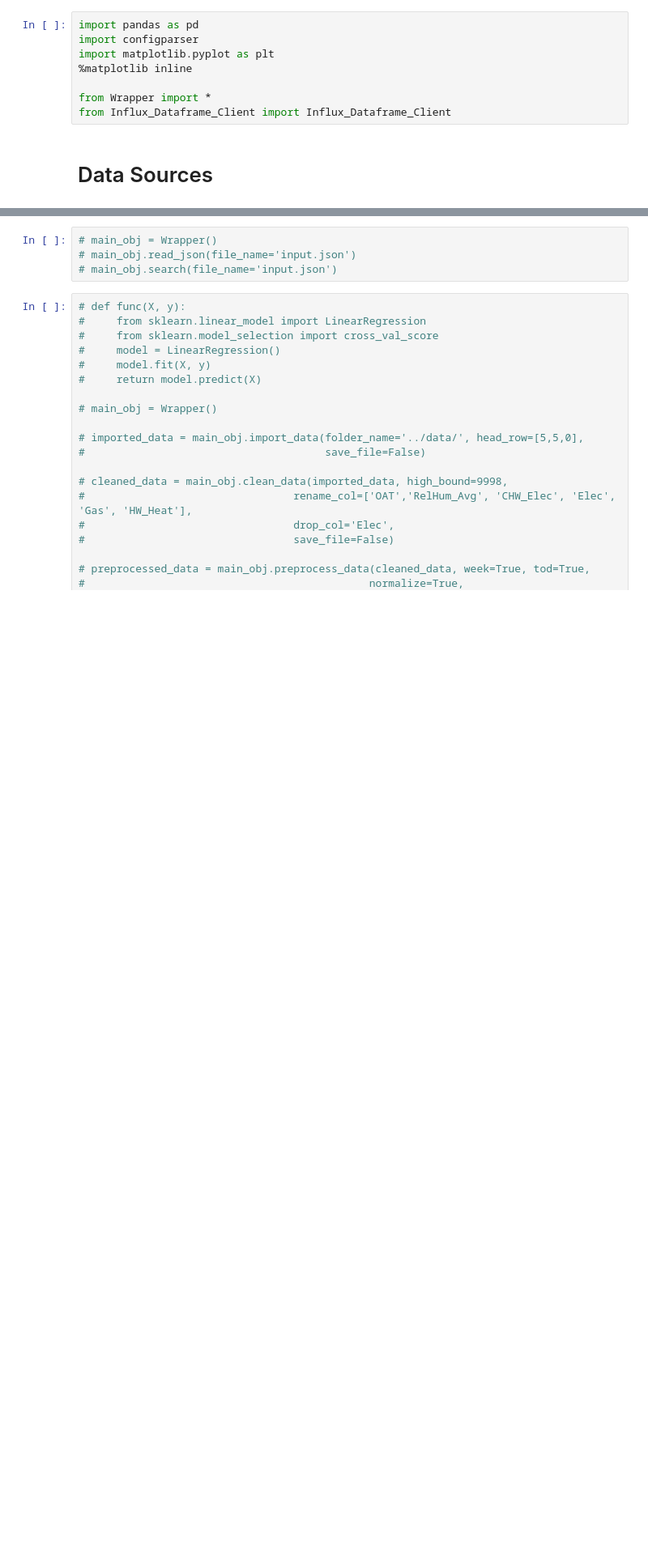
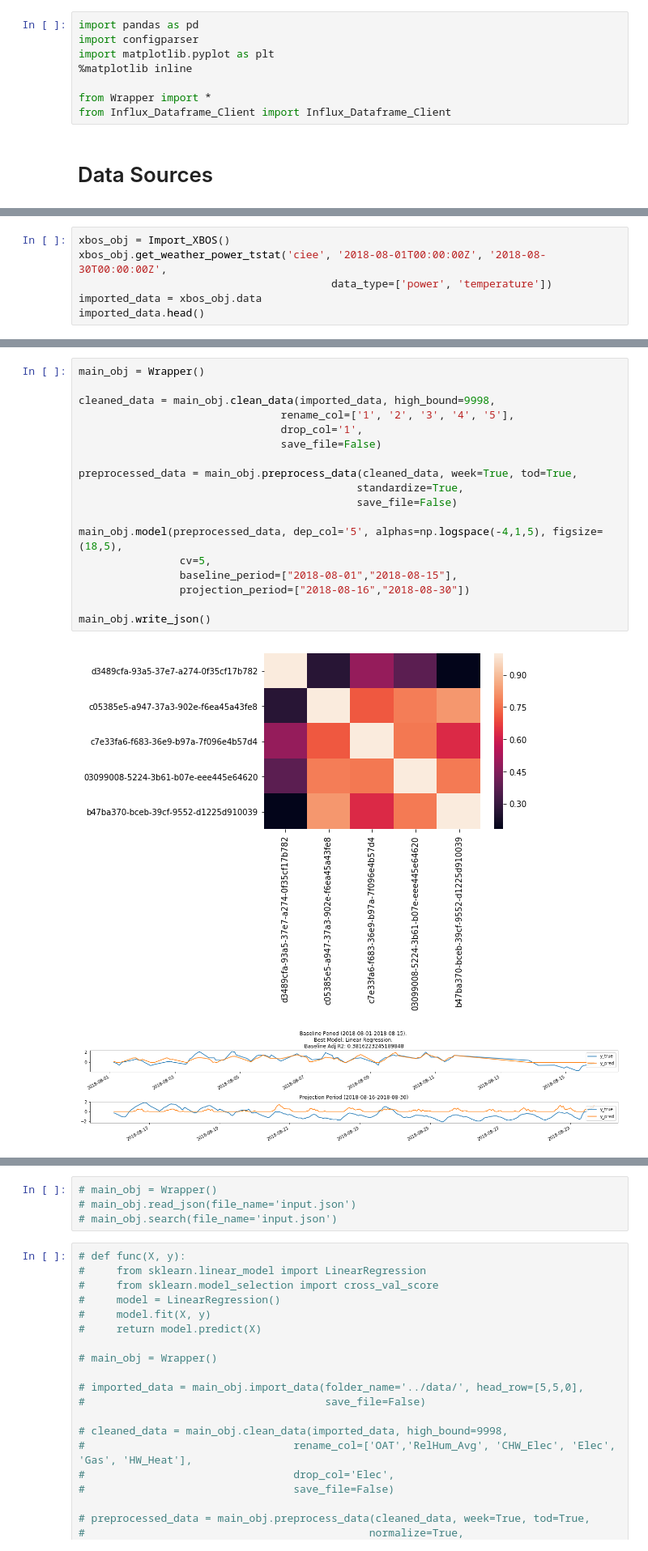
Before and after one commit to phgupta/Energy_Analytics, a Jupyter notebook: Energy_Analytics/Main.ipynb, the cells around one changed output, grey strips where cells are left out. Shown at 81% size. Saved outputs shown, nothing was run; the diff lists cells and outputs as text; blank space fills up the shorter version.

```diff
--- a/Energy_Analytics/Main.ipynb
+++ b/Energy_Analytics/Main.ipynb
@@ -12,0 +13,6 @@ from Influx_Dataframe_Client import Influx_Dataframe_Client
+# %%
+xbos_obj = Import_XBOS()
+xbos_obj.get_weather_power_tstat('ciee', '2018-08-01T00:00:00Z', '2018-08-30T00:00:00Z',
+                                        data_type=['power', 'temperature'])
+imported_data = xbos_obj.data
+imported_data.head()
@@ -12,0 +26,21 @@ from Influx_Dataframe_Client import Influx_Dataframe_Client
+# %%
+main_obj = Wrapper()
+
+cleaned_data = main_obj.clean_data(imported_data, high_bound=9998,
+                                rename_col=['1', '2', '3', '4', '5'],
+                                drop_col='1',
+                                save_file=False)
+
+preprocessed_data = main_obj.preprocess_data(cleaned_data, week=True, tod=True,
+                                            standardize=True,
+                                            save_file=False)
+
+main_obj.model(preprocessed_data, dep_col='5', alphas=np.logspace(-4,1,5), figsize=(18,5),
+                cv=5,
+                baseline_period=["2018-08-01","2018-08-15"],
+                projection_period=["2018-08-16","2018-08-30"])
+
+main_obj.write_json()
+# %% [output]
+[figure, added]
+[figure, added]
```
Also changed, not shown: parts of 7 cells of this notebook, 1 other file.
